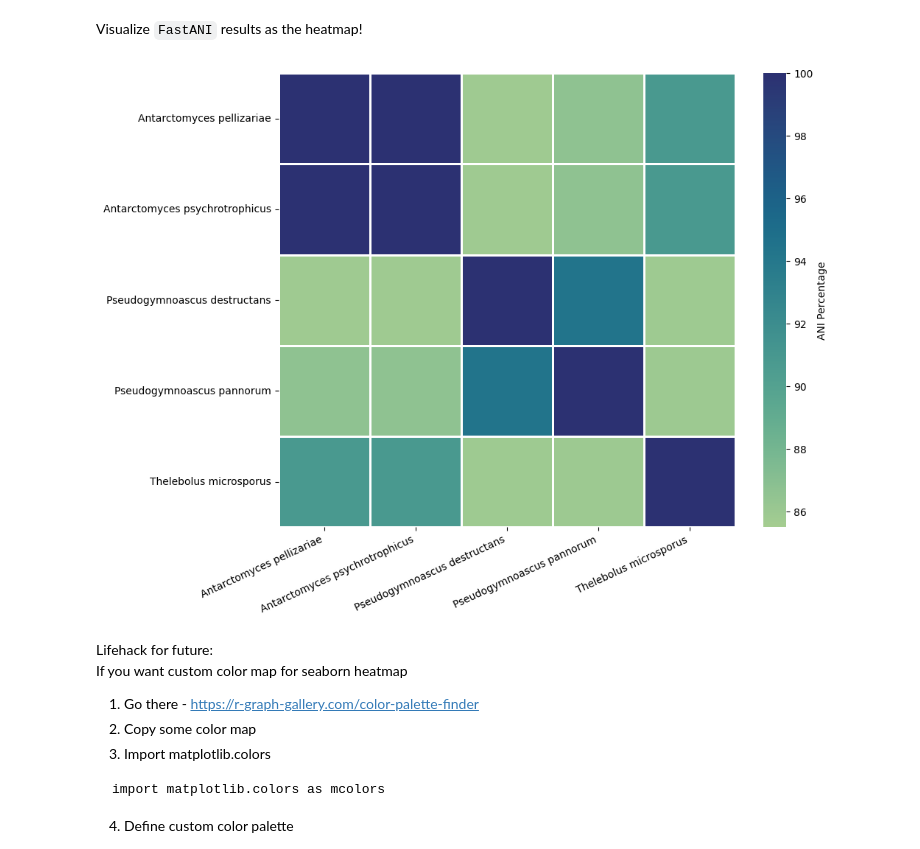
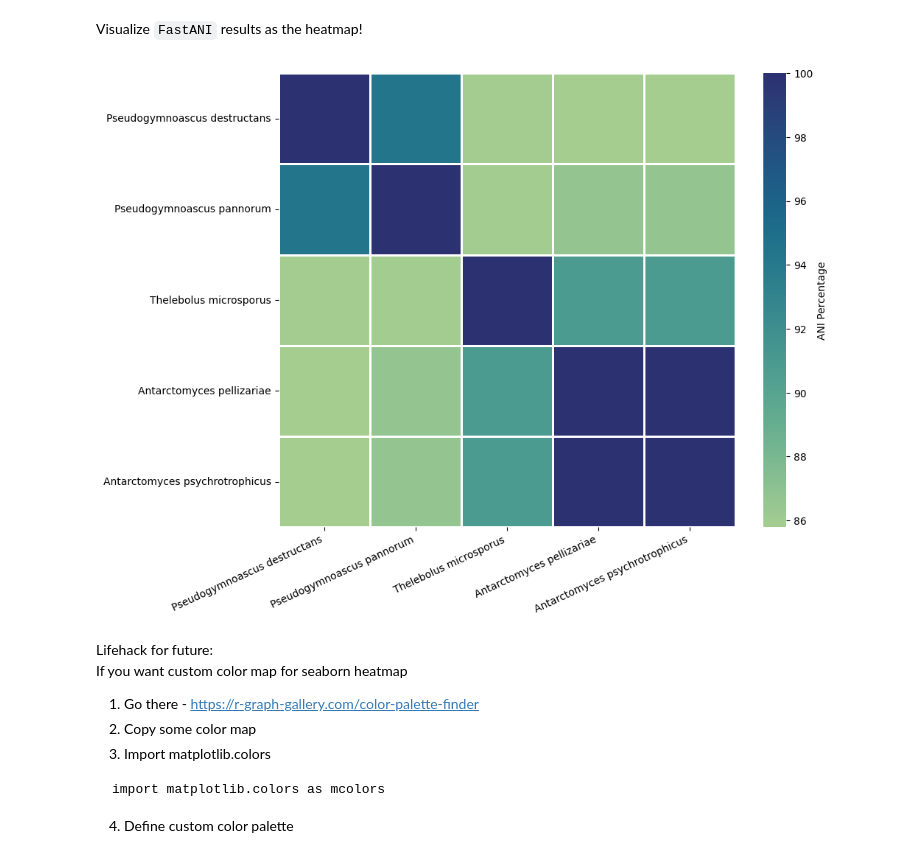
Before and after one commit to PopovIILab/Pdiddy, a Jupyter notebook: 02_Comparative_genomics/01_genomics.ipynb, the cells around one changed output. Drawn from its saved outputs; the diff is of its cells as text; code cells hidden in the pictures.

Commit message:
small adjustments to ANI heatmap

```diff
--- a/02_Comparative_genomics/01_genomics.ipynb
+++ b/02_Comparative_genomics/01_genomics.ipynb
@@ -244,7 +244,6 @@ with open(file_path, 'w') as file:
 # %% [markdown]
 Visualize `FastANI` results as the heatmap!
 # %%
-
 # Load the FastANI output file
 file_path = "ANI/fastani.out"  # Change to your actual path
 with open(file_path, 'r') as file:
@@ -265,36 +264,52 @@ df = pd.DataFrame(data, columns=['Genome1', 'Genome2', 'ANI'])
 # Create a symmetric ANI matrix by averaging ANI(A, B) and ANI(B, A)
 df_reversed = df.rename(columns={'Genome1': 'Genome2', 'Genome2': 'Genome1'})  # Swap columns
 df_combined = pd.concat([df, df_reversed])  # Merge original and reversed
 df_avg = df_combined.groupby(['Genome1', 'Genome2']).ANI.mean().reset_index()  # Average values
 
+# Define the desired order
+genome_order = [
+    "Pseudogymnoascus destructans",
+    "Pseudogymnoascus pannorum",
+    "Thelebolus microsporus",
+    "Antarctomyces pellizariae",
+    "Antarctomyces psychrotrophicus"
+]
+
+# Convert columns to categorical with the specified order
+df_avg["Genome1"] = pd.Categorical(df_avg["Genome1"], categories=genome_order, ordered=True)
+df_avg["Genome2"] = pd.Categorical(df_avg["Genome2"], categories=genome_order, ordered=True)
+
+# Sort by Genome1 first, then Genome2
+df_avg = df_avg.sort_values(by=["Genome1", "Genome2"]).reset_index(drop=True)
+
 # Create a symmetric pivot table
 pivot_table = df_avg.pivot(index='Genome1', columns='Genome2', values='ANI')
 
 # Fill diagonal with 100 (since ANI(A, A) is always 100)
 #for genome in pivot_table.index:
     #pivot_table.at[genome, genome] = 100
 
 # Sort for better visualization
 pivot_table = pivot_table.sort_index(axis=0).sort_index(axis=1)
 
 # Plotting the heatmap
 plt.figure(figsize=(10, 8))
 heatmap = sns.heatmap(pivot_table,
                       annot=False,
                       cmap='crest',
                       cbar_kws={'label': 'ANI Percentage'},
-                      vmin=85.5,
-                      vmax=100,
+                      vmin=float(df_avg['ANI'].min()),
+                      vmax=float(df_avg['ANI'].max()),
                       linewidths=2,  # Adjust line thickness
                       linecolor='white')  # Set outline color)
 plt.xticks(rotation=25, ha='right') #, fontsize=12)
 #plt.xticks(rotation=90)
 plt.yticks(rotation=0) #, fontsize=12)
 plt.xlabel(None)
 plt.ylabel(None)
 plt.savefig('imgs/fastANI_heatmap.png', dpi=600, bbox_inches='tight')
 # %% [output]
-[figure, old version]
+[figure, new version]
 # %% [markdown]
 Lifehack for future:<br>
 If you want custom color map for seaborn heatmap
```
